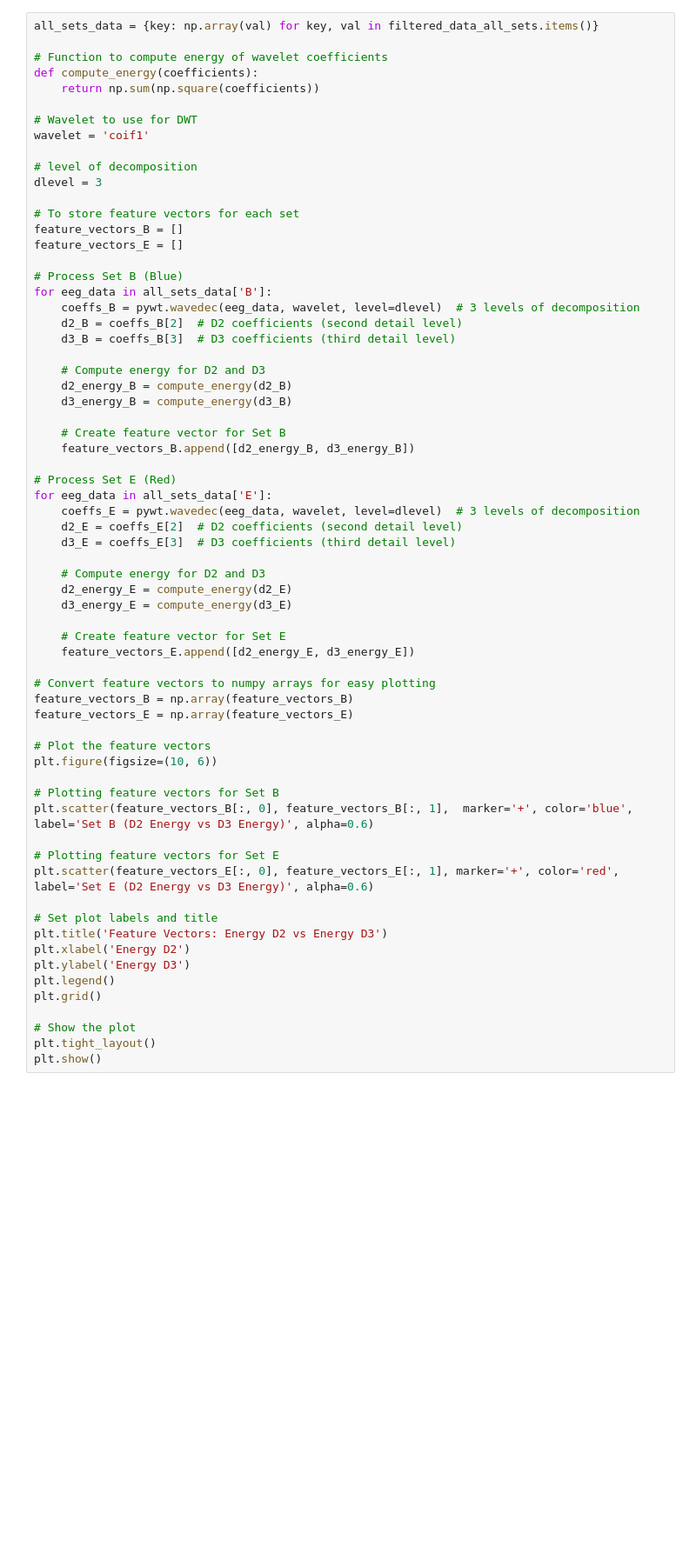
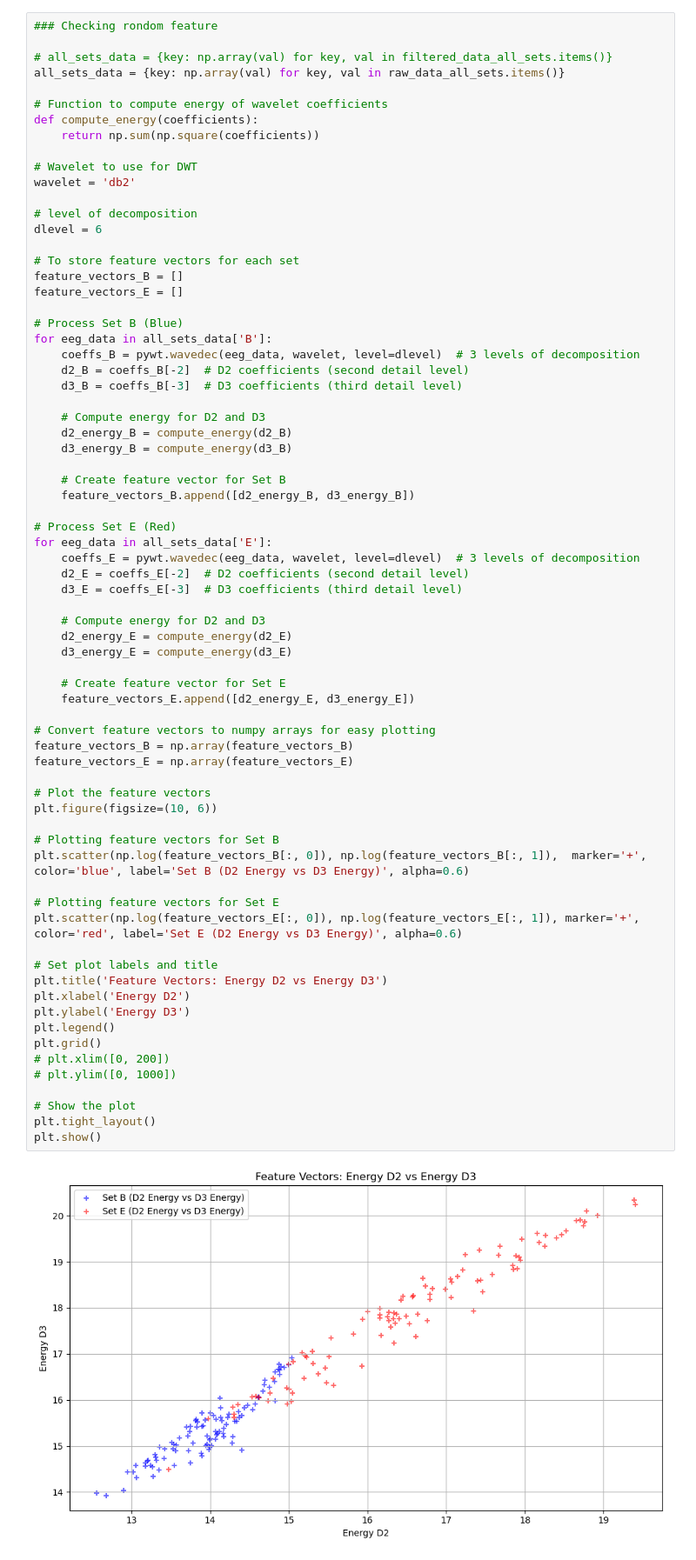
Before and after one commit to Hansa2000/wavelet_for_eeg, a Jupyter notebook: main.ipynb, the cells around one changed output. Shown at 87% size. Saved outputs shown, nothing was run; the diff lists cells and outputs as text; blank space fills up the shorter version.

```diff
--- a/main.ipynb
+++ b/main.ipynb
@@ -131,15 +222,18 @@ plt.show()
 # %%
-all_sets_data = {key: np.array(val) for key, val in filtered_data_all_sets.items()}
+### Checking rondom feature
+
+# all_sets_data = {key: np.array(val) for key, val in filtered_data_all_sets.items()}
+all_sets_data = {key: np.array(val) for key, val in raw_data_all_sets.items()}
 
 # Function to compute energy of wavelet coefficients
 def compute_energy(coefficients):
     return np.sum(np.square(coefficients))
 
 # Wavelet to use for DWT
-wavelet = 'coif1'
+wavelet = 'db2'
 
 # level of decomposition
-dlevel = 3
+dlevel = 6
 
 # To store feature vectors for each set
 feature_vectors_B = []
@@ -148,8 +242,8 @@ feature_vectors_E = []
 # Process Set B (Blue)
 for eeg_data in all_sets_data['B']:
     coeffs_B = pywt.wavedec(eeg_data, wavelet, level=dlevel)  # 3 levels of decomposition
-    d2_B = coeffs_B[2]  # D2 coefficients (second detail level)
-    d3_B = coeffs_B[3]  # D3 coefficients (third detail level)
+    d2_B = coeffs_B[-2]  # D2 coefficients (second detail level)
+    d3_B = coeffs_B[-3]  # D3 coefficients (third detail level)
 
     # Compute energy for D2 and D3
     d2_energy_B = compute_energy(d2_B)
@@ -161,37 +255,41 @@ for eeg_data in all_sets_data['B']:
 # Process Set E (Red)
 for eeg_data in all_sets_data['E']:
     coeffs_E = pywt.wavedec(eeg_data, wavelet, level=dlevel)  # 3 levels of decomposition
-    d2_E = coeffs_E[2]  # D2 coefficients (second detail level)
-    d3_E = coeffs_E[3]  # D3 coefficients (third detail level)
+    d2_E = coeffs_E[-2]  # D2 coefficients (second detail level)
+    d3_E = coeffs_E[-3]  # D3 coefficients (third detail level)
 
     # Compute energy for D2 and D3
     d2_energy_E = compute_energy(d2_E)
     d3_energy_E = compute_energy(d3_E)
 
     # Create feature vector for Set E
     feature_vectors_E.append([d2_energy_E, d3_energy_E])
 
 # Convert feature vectors to numpy arrays for easy plotting
 feature_vectors_B = np.array(feature_vectors_B)
 feature_vectors_E = np.array(feature_vectors_E)
 
 # Plot the feature vectors
 plt.figure(figsize=(10, 6))
 
 # Plotting feature vectors for Set B
-plt.scatter(feature_vectors_B[:, 0], feature_vectors_B[:, 1],  marker='+', color='blue', label='Set B (D2 Energy vs D3 Energy)', alpha=0.6)
+plt.scatter(np.log(feature_vectors_B[:, 0]), np.log(feature_vectors_B[:, 1]),  marker='+', color='blue', label='Set B (D2 Energy vs D3 Energy)', alpha=0.6)
 
 # Plotting feature vectors for Set E
-plt.scatter(feature_vectors_E[:, 0], feature_vectors_E[:, 1], marker='+', color='red', label='Set E (D2 Energy vs D3 Energy)', alpha=0.6)
+plt.scatter(np.log(feature_vectors_E[:, 0]), np.log(feature_vectors_E[:, 1]), marker='+', color='red', label='Set E (D2 Energy vs D3 Energy)', alpha=0.6)
 
 # Set plot labels and title
 plt.title('Feature Vectors: Energy D2 vs Energy D3')
 plt.xlabel('Energy D2')
 plt.ylabel('Energy D3')
 plt.legend()
 plt.grid()
+# plt.xlim([0, 200])
+# plt.ylim([0, 1000])
 
 # Show the plot
 plt.tight_layout()
 plt.show()
+# %% [output]
+[figure, added]
 # %%
```
Also changed, not shown: parts of 20 cells of this notebook, 2 other files.
